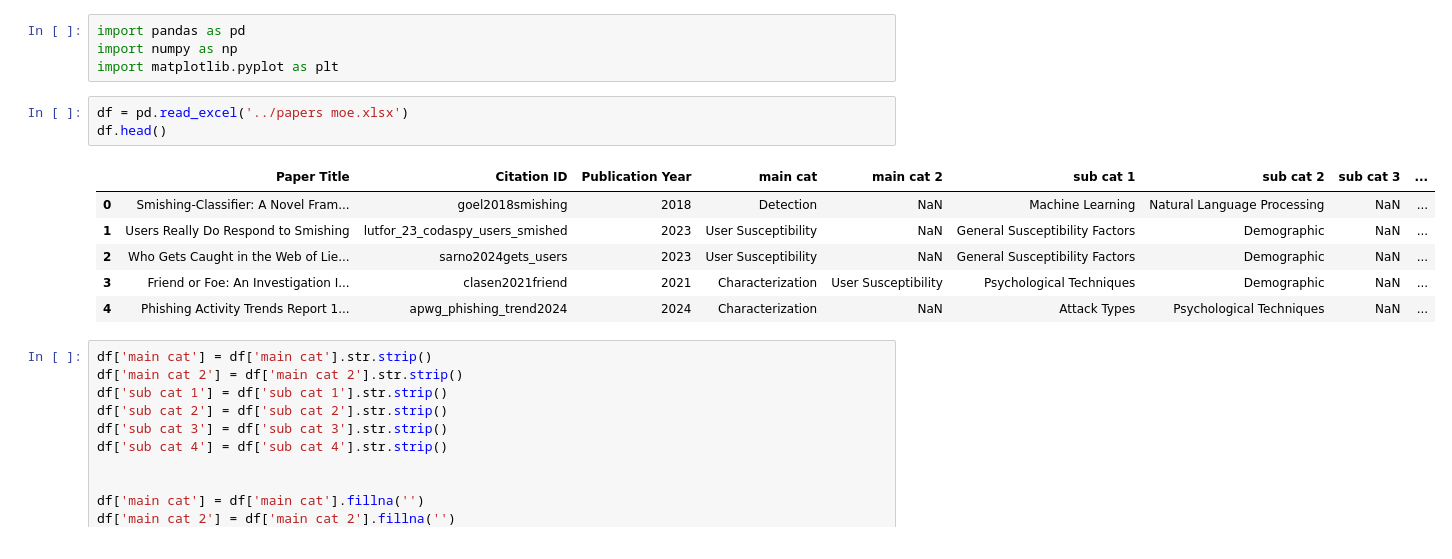
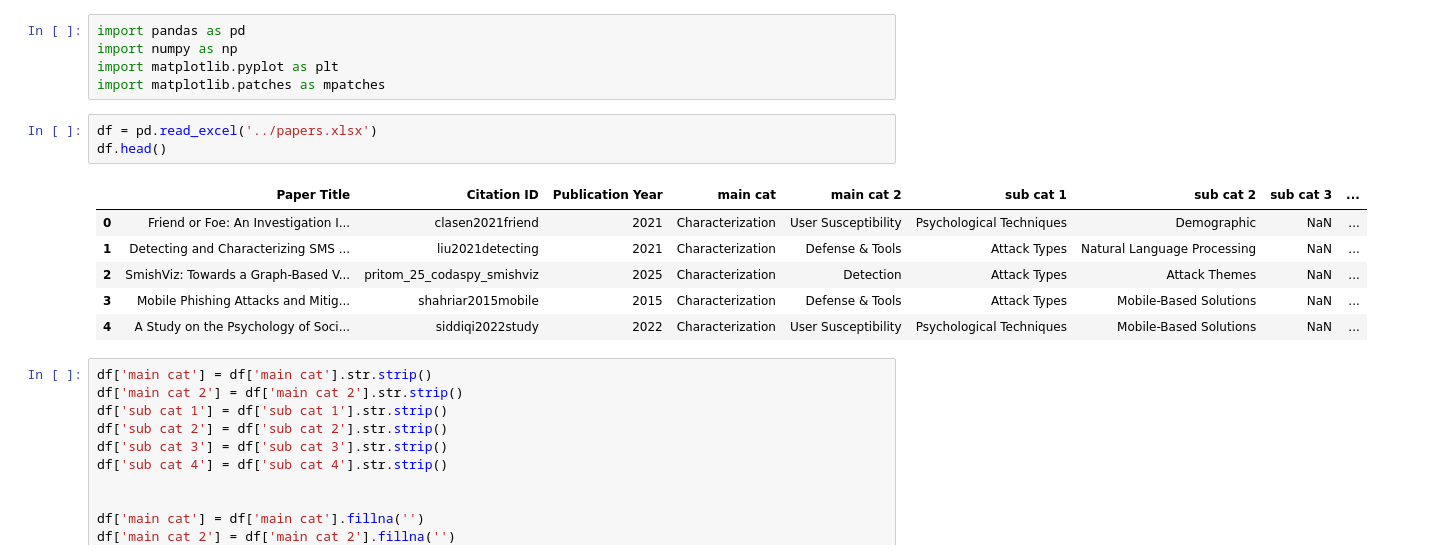
Before and after one commit to MarazMia/SMISH_DT, a Jupyter notebook: Code/papers_stat.ipynb, the cells around one changed output. Drawn from its saved outputs; the diff is of its cells as text.

```diff
--- a/Code/papers_stat.ipynb
+++ b/Code/papers_stat.ipynb
@@ -2,16 +2,17 @@
 import pandas as pd
 import numpy as np
 import matplotlib.pyplot as plt
+import matplotlib.patches as mpatches
 # %%
-df = pd.read_excel('../papers moe.xlsx')
+df = pd.read_excel('../papers.xlsx')
 df.head()
 # %% [output]
 |  | Paper Title | Citation ID | Publication Year | main cat | main cat 2 | sub cat 1 | sub cat 2 | sub cat 3 | ... |
-| 0 | Smishing-Classifier: A Novel Fram... | goel2018smishing | 2018 | Detection | NaN | Machine Learning | Natural Language Processing | NaN | ... |
-| 1 | Users Really Do Respond to Smishing | lutfor_23_codaspy_users_smished | 2023 | User Susceptibility | NaN | General Susceptibility Factors | Demographic | NaN | ... |
-| 2 | Who Gets Caught in the Web of Lie... | sarno2024gets_users | 2023 | User Susceptibility | NaN | General Susceptibility Factors | Demographic | NaN | ... |
-| 3 | Friend or Foe: An Investigation I... | clasen2021friend | 2021 | Characterization | User Susceptibility | Psychological Techniques | Demographic | NaN | ... |
-| 4 | Phishing Activity Trends Report 1... | apwg_phishing_trend2024 | 2024 | Characterization | NaN | Attack Types | Psychological Techniques | NaN | ... |
+| 0 | Friend or Foe: An Investigation I... | clasen2021friend | 2021 | Characterization | User Susceptibility | Psychological Techniques | Demographic | NaN | ... |
+| 1 | Detecting and Characterizing SMS ... | liu2021detecting | 2021 | Characterization | Defense & Tools | Attack Types | Natural Language Processing | NaN | ... |
+| 2 | SmishViz: Towards a Graph-Based V... | pritom_25_codaspy_smishviz | 2025 | Characterization | Detection | Attack Types | Attack Themes | NaN | ... |
+| 3 | Mobile Phishing Attacks and Mitig... | shahriar2015mobile | 2015 | Characterization | Defense & Tools | Attack Types | Mobile-Based Solutions | NaN | ... |
+| 4 | A Study on the Psychology of Soci... | siddiqi2022study | 2022 | Characterization | User Susceptibility | Psychological Techniques | Mobile-Based Solutions | NaN | ... |
 # %%
 df['main cat'] = df['main cat'].str.strip()
 df['main cat 2'] = df['main cat 2'].str.strip()
```
Also changed, not shown: parts of 28 cells of this notebook.
